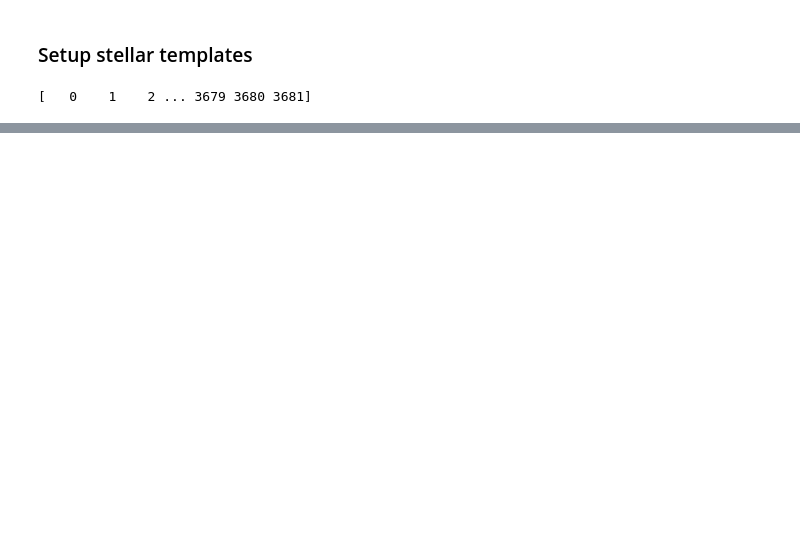
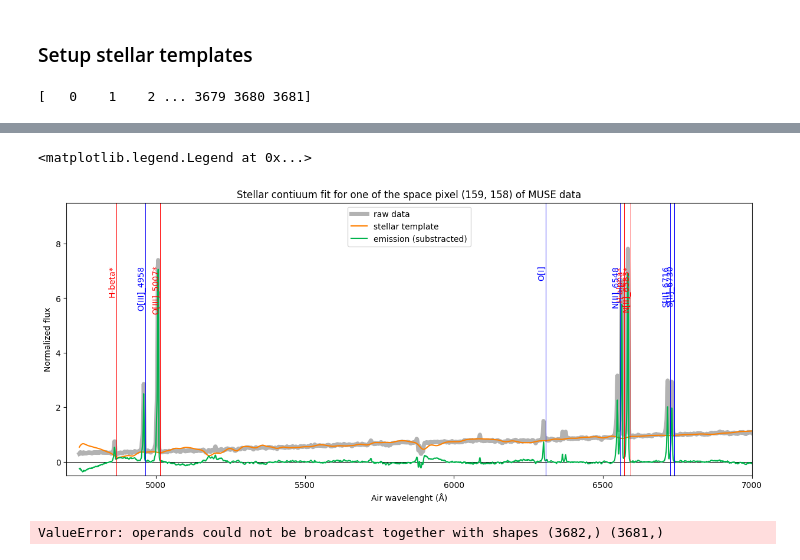
Before and after one commit to aqingo3o/Hello-Circinus, a Jupyter notebook: ionizedGas/py_contsub_pPXF.ipynb, the cells around one changed output, grey strips where cells are left out. Cells and saved outputs as stored; diff of their text form; code cells hidden in the pictures; blank space fills up the shorter version.

```diff
--- a/ionizedGas/py_contsub_pPXF.ipynb
+++ b/ionizedGas/py_contsub_pPXF.ipynb
@@ -177,0 +214,73 @@ AssertionError: The `templates` must cover the full wavelength range of the `gal
+# %%
+# emission line profile
+emission_lines = [('H-beta*', (1+z)*4861), # (line_name, shifted_wave_lenght [Ang])
+                  ('O[III]_4958', (1+z)*4958),
+                  ('O[III]_5007*', (1+z)*5007),
+                  ('H-alpha*', (1+z)*6562),
+                  ('N[II]_6548', (1+z)*6548),
+                  ('N[II]_6583*', (1+z)*6583),
+                  ('O[I]', (1+z)*6300),
+                  #('Ar[III]', (1+z)*7135),
+                  ('S[II]_6716', (1+z)*6716),
+                  ('S[II]_6730', (1+z)*6730)]
+# %%
+# fitting result
+stellar_flux_conti_norm = feee.bestfit # fit 出來的恆星（連續）譜
+                                       # 連續，並且是正規化後的產物
+emission_flux_norm = ln_flux_clean - feee.bestfit # 不是 emission_line 了
+
+plt.figure(figsize=(15, 6))
+plt.xlim(4700, 7000) # 反正沒旁邊東西
+                     # 欸而且切過之後感覺還行耶？
+plt.ylim(-0.5, 9.5)
+plt.axhline(0, c='k', linestyle='-', lw=0.7)
+
+plt.plot(ln_lamb, ln_flux_clean, c='k', lw=5, alpha=0.3, label='raw data')
+plt.plot(ln_lamb, stellar_flux_conti_norm, c=(1,0.5,0), label='stellar template')
+plt.plot(ln_lamb, emission_flux_norm, c=(0,0.7,0.3), label='emission (substracted)')
+plt.xlabel('Air wavelenght (Å)')
+plt.ylabel('Normalized flux')
+plt.title(f'Stellar contiuum fit for one of the space pixel ({i}, {j}) of MUSE data')
+
+# emission lines
+#'''
+for n, l in emission_lines :
+    plt.axvline(l, color='r', linestyle="-", lw=0.7)
+    if  '*' in n :
+        c='r'
+    else :
+        c='b'
+    plt.axvline(l, color=c, linestyle="-", lw=0.7)
+    plt.text(l, 8*0.9, n, rotation=90, color=c, fontsize=10, ha='right', va='top')
+#'''
+
+plt.legend(loc='upper center')
+# %% [output]
+<matplotlib.legend.Legend at 0x...>
+[figure, added]
+# %%
+# de-nor
+'''
+#print("Median value used for rescaling:", np.median(ln_flux_unnorm))
+# 喔幹又來了
+# 所以我應該去老遠之前把正規化因子存下來
+# 有點長度不統一，頭痛捏
+'''
+stellar_flux = stellar_flux_conti_norm * normFactor
+
+emission_flux = emission_flux_norm * normFactor
+
+
+plt.figure(figsize=(15, 6))
+plt.xlim(4700, 7000)
+#plt.ylim()
+plt.axhline(0, c='k', linestyle='-', lw=0.7)
+
+#plt.plot(ln_lamb, ln_flux_unnorm, c='k', lw=5, alpha=0.3, label='raw data')
+plt.plot(ln_lamb, stellar_flux, c=(1,0.5,0), label='stellar template')
+plt.plot(ln_lamb, emission_flux, c=(0,0.7,0.3), label='emission (substracted)')
+plt.xlabel('Air wavelenght (Å)')
+plt.ylabel(r"Flux density ($10^{-20}$ erg/s/cm$^2$/Å)")
+plt.title(f'Stellar contiuum fit for one of the space pixel ({i}, {j}) of MUSE data')
+# %% [output]
+ValueError: operands could not be broadcast together with shapes (3682,) (3681,)
```
Also changed, not shown: parts of 11 cells of this notebook.
